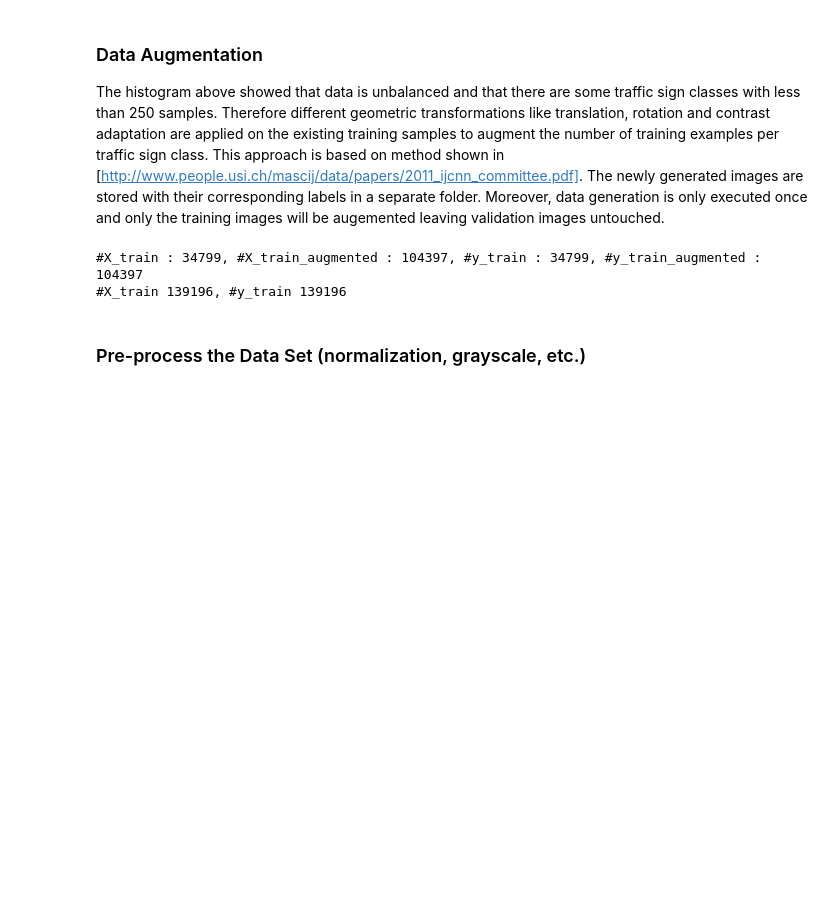
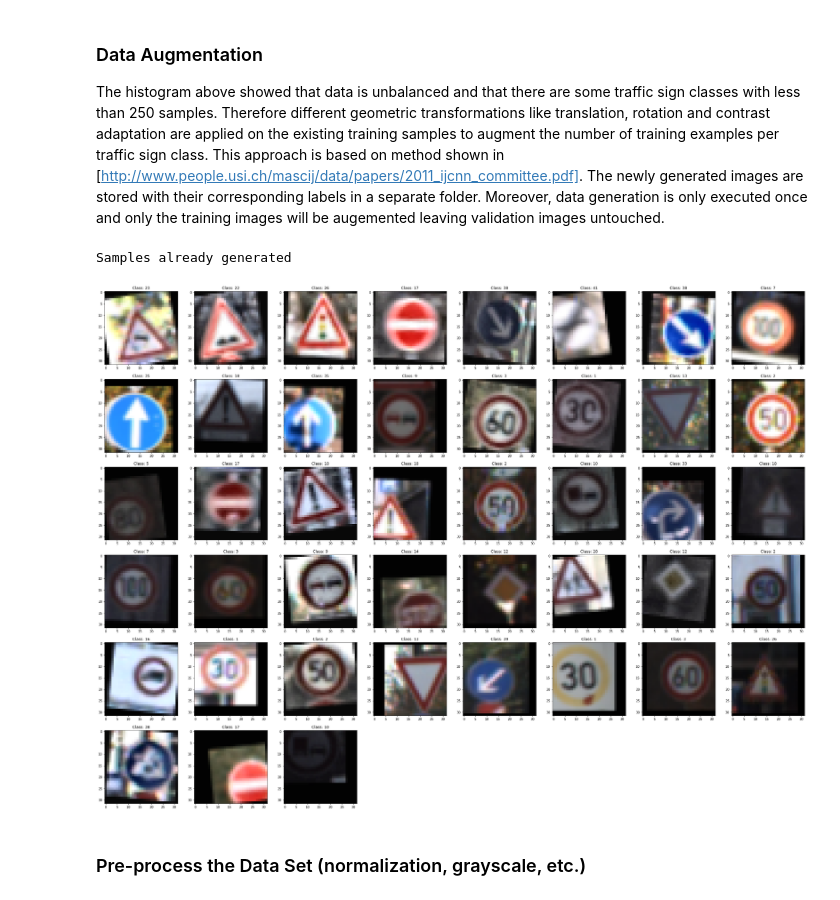
Before and after one commit to rudi77/sdc, a Jupyter notebook: project2/Traffic_Sign_Classifier.ipynb, the cells around one changed output. Drawn from its saved outputs; the diff is of its cells as text; code cells hidden in the pictures; blank space fills up the shorter version.

```diff
--- a/project2/Traffic_Sign_Classifier.ipynb
+++ b/project2/Traffic_Sign_Classifier.ipynb
@@ -152,24 +152,31 @@ if not os.path.isfile(file):
     new_images += [np.array(da.deform_image(img, 5, 10, (2.0, 4))) for img in X_train]
     new_images += [np.array(da.deform_image(img, 10, 10, (1.0, 2))) for img in X_train]
 
-    new_labels = np.append(y_train, y_train, axis=0)
+    new_labels = y_train
+    new_labels = np.append(new_labels, y_train, axis=0)
     new_labels = np.append(new_labels, y_train, axis=0)
 
     assert(len(new_images) == len(new_labels))
 
 
     dps.persist(filename, new_images, new_labels)
+else:
+    print("Samples already generated")
+# %% [output]
+Samples already generated
 # %%
 # Load augmented traffic signs and add them to the X_train data
 persisted_data = dps.load(filename)
 X_train_augmented = persisted_data['features']
 y_train_augmented = persisted_data['labels']
 
+dplt.set_plotsize(40,30)
+dplt.showimages(X_train_augmented, y_train_augmented, counts=43, rows=6, cols=8, isRandom=True)
+
 X_train = np.append(X_train, X_train_augmented, axis=0)
-y_train = np.append(y_train, y_train_augmented)
+y_train = np.append(y_train, y_train_augmented, axis=0)
 # %% [output]
-#X_train : 34799, #X_train_augmented : 104397, #y_train : 34799, #y_train_augmented : 104397
-#X_train 139196, #y_train 139196
+[figure, added]
 # %% [markdown]
 ### Pre-process the Data Set (normalization, grayscale, etc.)
 # %% [markdown]
```
Also changed, not shown: parts of 1 cell of this notebook.
